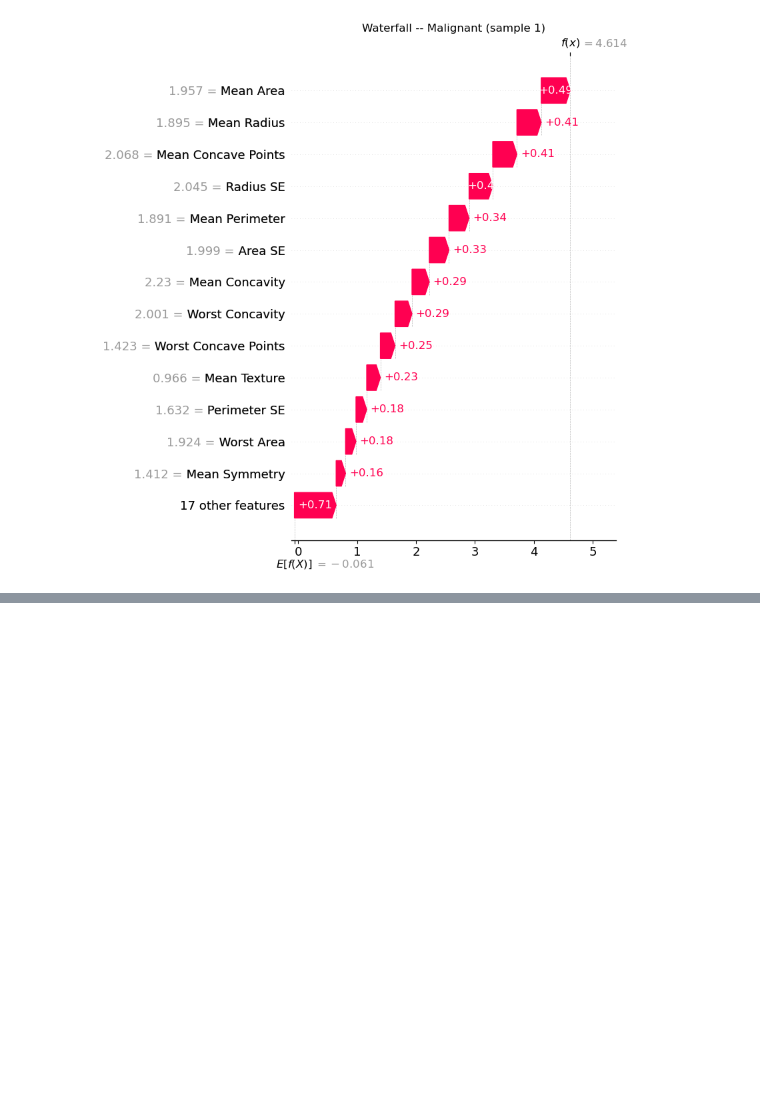
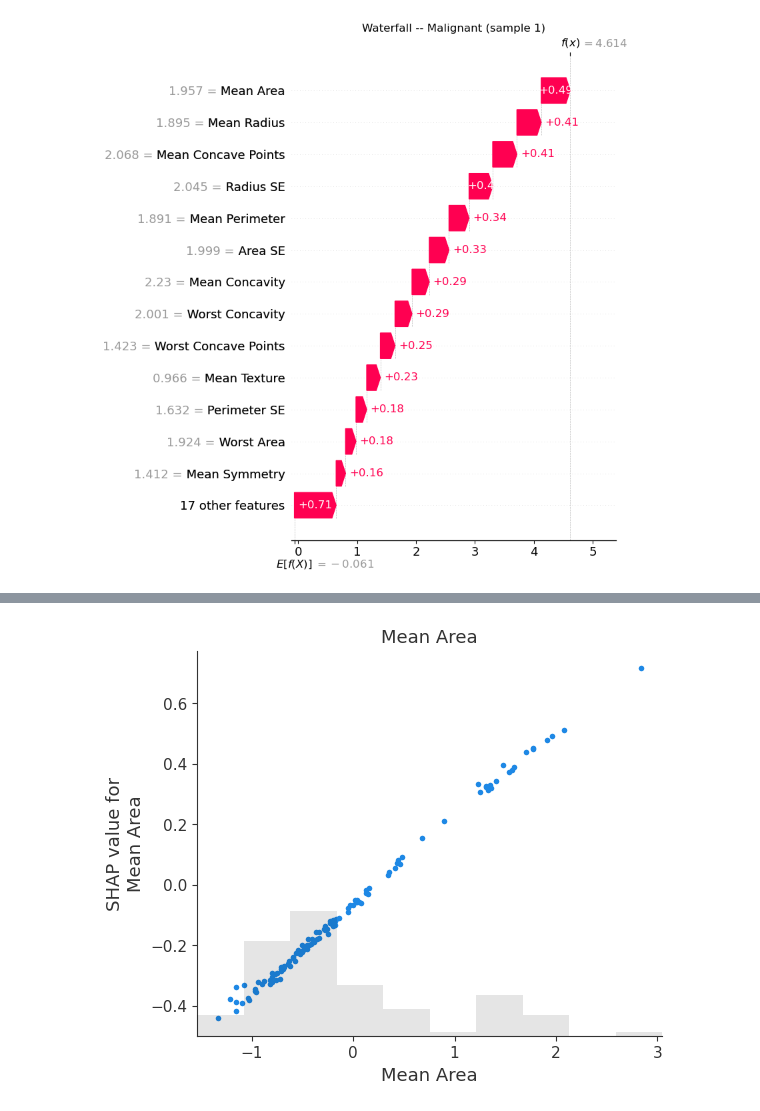
Before and after one commit to rodriguesfhs/ml-mini-projects, a Jupyter notebook: breast-cancer-classification/Diagnostic Breast Cancer Dataset.ipynb, the cells around one changed output, grey strips where cells are left out. Saved outputs shown, nothing was run; the diff lists cells and outputs as text; code cells hidden in the pictures; blank space fills up the shorter version.

```diff
--- a/breast-cancer-classification/Diagnostic Breast Cancer Dataset.ipynb
+++ b/breast-cancer-classification/Diagnostic Breast Cancer Dataset.ipynb
@@ -467,0 +480,5 @@ plt.show()
+# %%
+shap.plots.scatter(exp[:, "Mean Area"],
+                   title="Mean Area")
+# %% [output]
+[figure, added]
```
Also changed, not shown: parts of 15 cells of this notebook.
